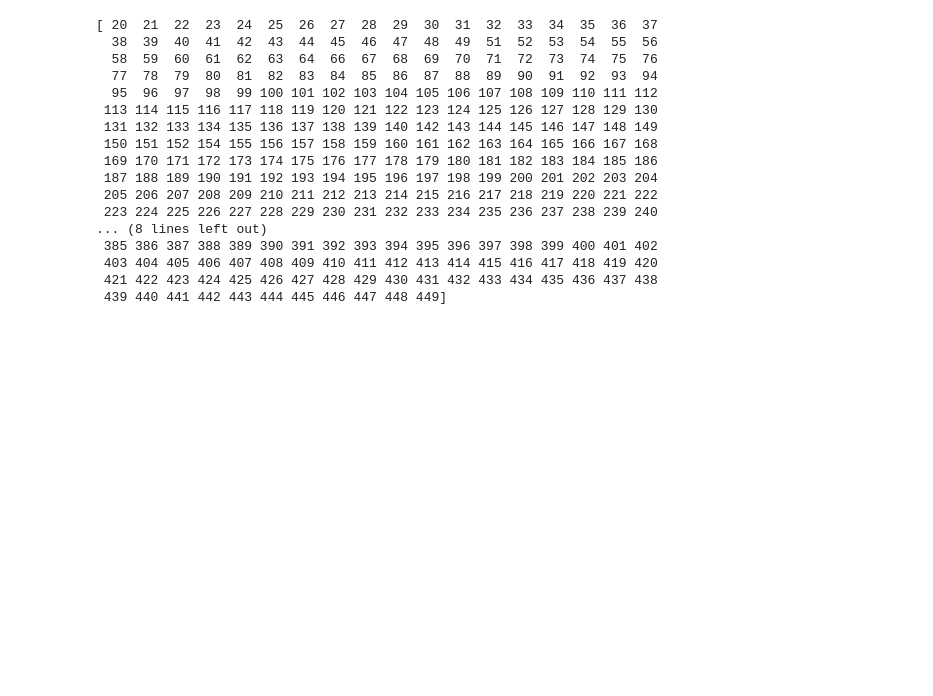
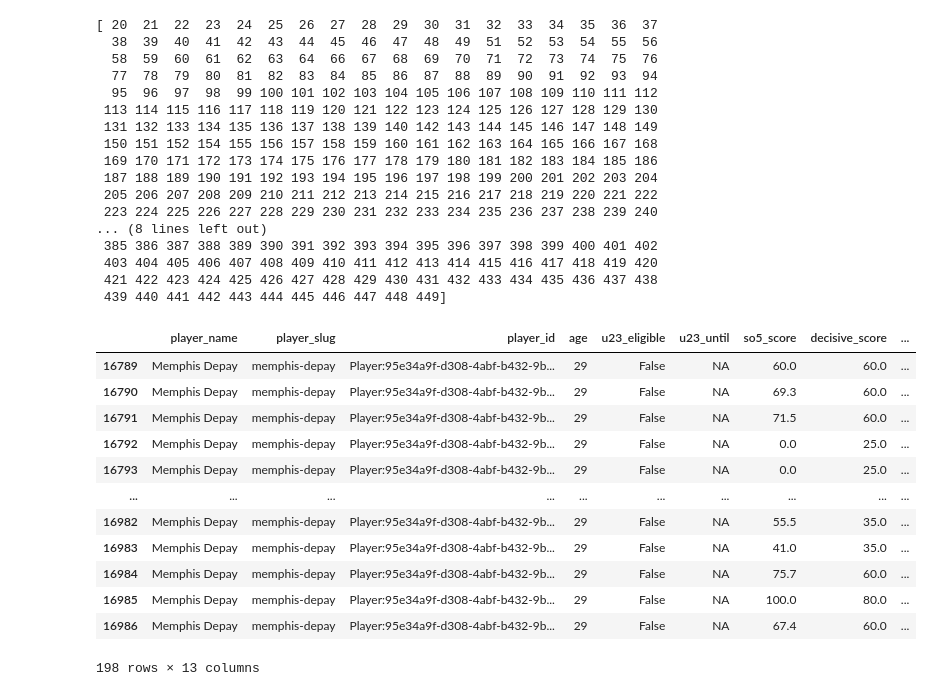
Before and after one commit to PierreMn/final_project, a Jupyter notebook: Data Cleaning and Wrangling.ipynb, the cells around one changed output. Drawn from its saved outputs; the diff is of its cells as text; code cells hidden in the pictures; blank space fills up the shorter version.

```diff
--- a/Data Cleaning and Wrangling.ipynb
+++ b/Data Cleaning and Wrangling.ipynb
@@ -643,3 +637,7 @@ gameweek_id                       0
 rolling_avg_last_5_scores     44333
 rolling_avg_last_15_scores    44333
 dtype: int64
+# %%
+players_scores_df['u23_until'] = players_scores_df['u23_until'].fillna('NA')
+# %%
+players_scores_df['gameweek_date'] = pd.to_datetime(players_scores_df['gameweek_date'])
@@ -667,3 +676,24 @@ print(distinct_gameweek_numbers)
  403 404 405 406 407 408 409 410 411 412 413 414 415 416 417 418 419 420
  421 422 423 424 425 426 427 428 429 430 431 432 433 434 435 436 437 438
  439 440 441 442 443 444 445 446 447 448 449]
+# %%
+
+memphis_scores=players_scores_df[players_scores_df['player_slug']=='memphis-depay']
+sorted_gameweek_memphis = memphis_scores['gameweek_number'].sort_values()
+distinct_gameweek_numbers = sorted_gameweek_memphis.unique()
+# %%
+memphis_scores
+# %% [output]
+|  | player_name | player_slug | player_id | age | u23_eligible | u23_until | so5_score | decisive_score | ... |
+| 16789 | Memphis Depay | memphis-depay | Player:95e34a9f-d308-4abf-b432-9b... | 29 | False | NA | 60.0 | 60.0 | ... |
+| 16790 | Memphis Depay | memphis-depay | Player:95e34a9f-d308-4abf-b432-9b... | 29 | False | NA | 69.3 | 60.0 | ... |
+| 16791 | Memphis Depay | memphis-depay | Player:95e34a9f-d308-4abf-b432-9b... | 29 | False | NA | 71.5 | 60.0 | ... |
+| 16792 | Memphis Depay | memphis-depay | Player:95e34a9f-d308-4abf-b432-9b... | 29 | False | NA | 0.0 | 25.0 | ... |
+| 16793 | Memphis Depay | memphis-depay | Player:95e34a9f-d308-4abf-b432-9b... | 29 | False | NA | 0.0 | 25.0 | ... |
+| ... | ... | ... | ... | ... | ... | ... | ... | ... | ... |
+| 16982 | Memphis Depay | memphis-depay | Player:95e34a9f-d308-4abf-b432-9b... | 29 | False | NA | 55.5 | 35.0 | ... |
+| 16983 | Memphis Depay | memphis-depay | Player:95e34a9f-d308-4abf-b432-9b... | 29 | False | NA | 41.0 | 35.0 | ... |
+| 16984 | Memphis Depay | memphis-depay | Player:95e34a9f-d308-4abf-b432-9b... | 29 | False | NA | 75.7 | 60.0 | ... |
+| 16985 | Memphis Depay | memphis-depay | Player:95e34a9f-d308-4abf-b432-9b... | 29 | False | NA | 100.0 | 80.0 | ... |
+| 16986 | Memphis Depay | memphis-depay | Player:95e34a9f-d308-4abf-b432-9b... | 29 | False | NA | 67.4 | 60.0 | ... |
+198 rows × 13 columns
```
Also changed, not shown: parts of 12 cells of this notebook, 3 other files.
